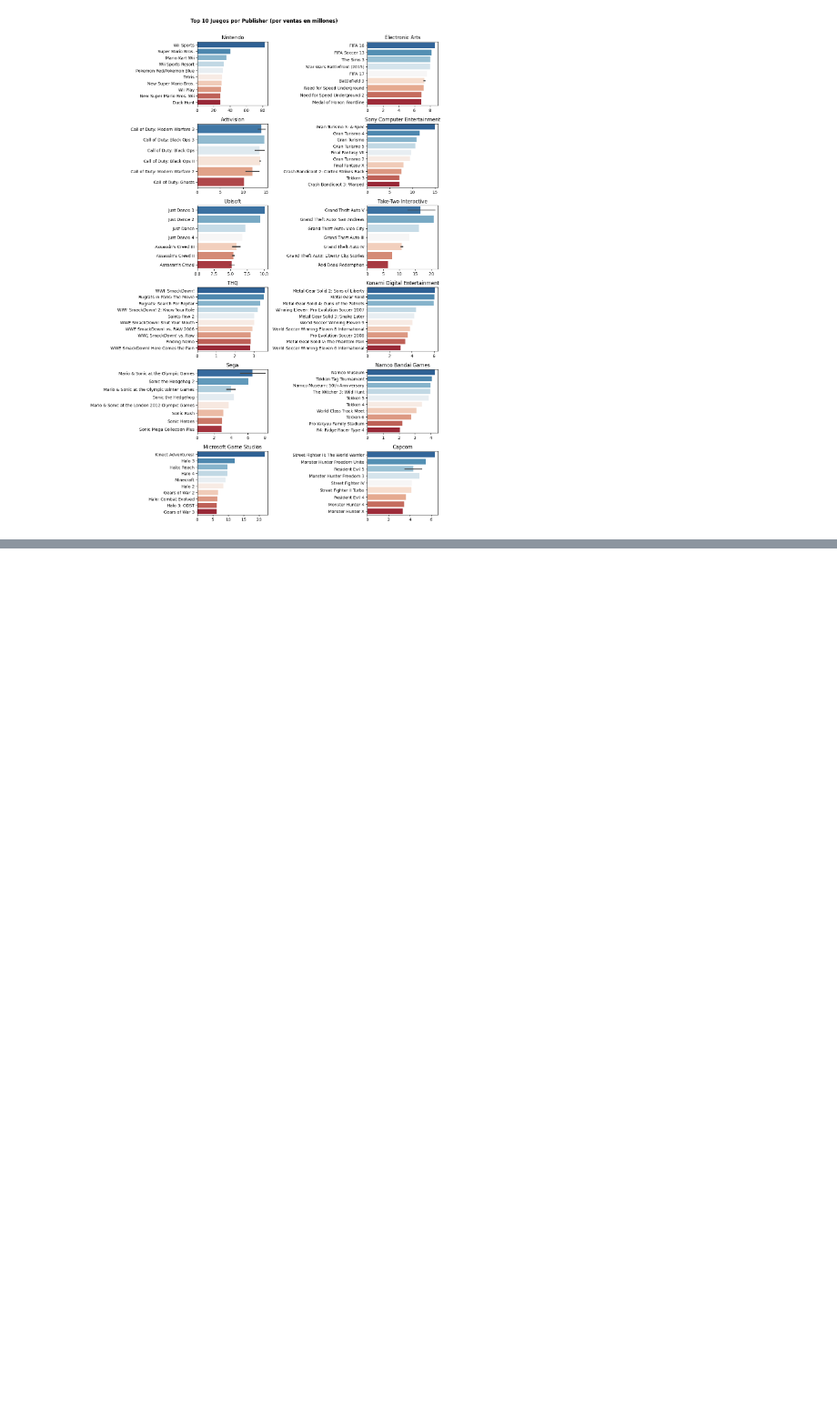
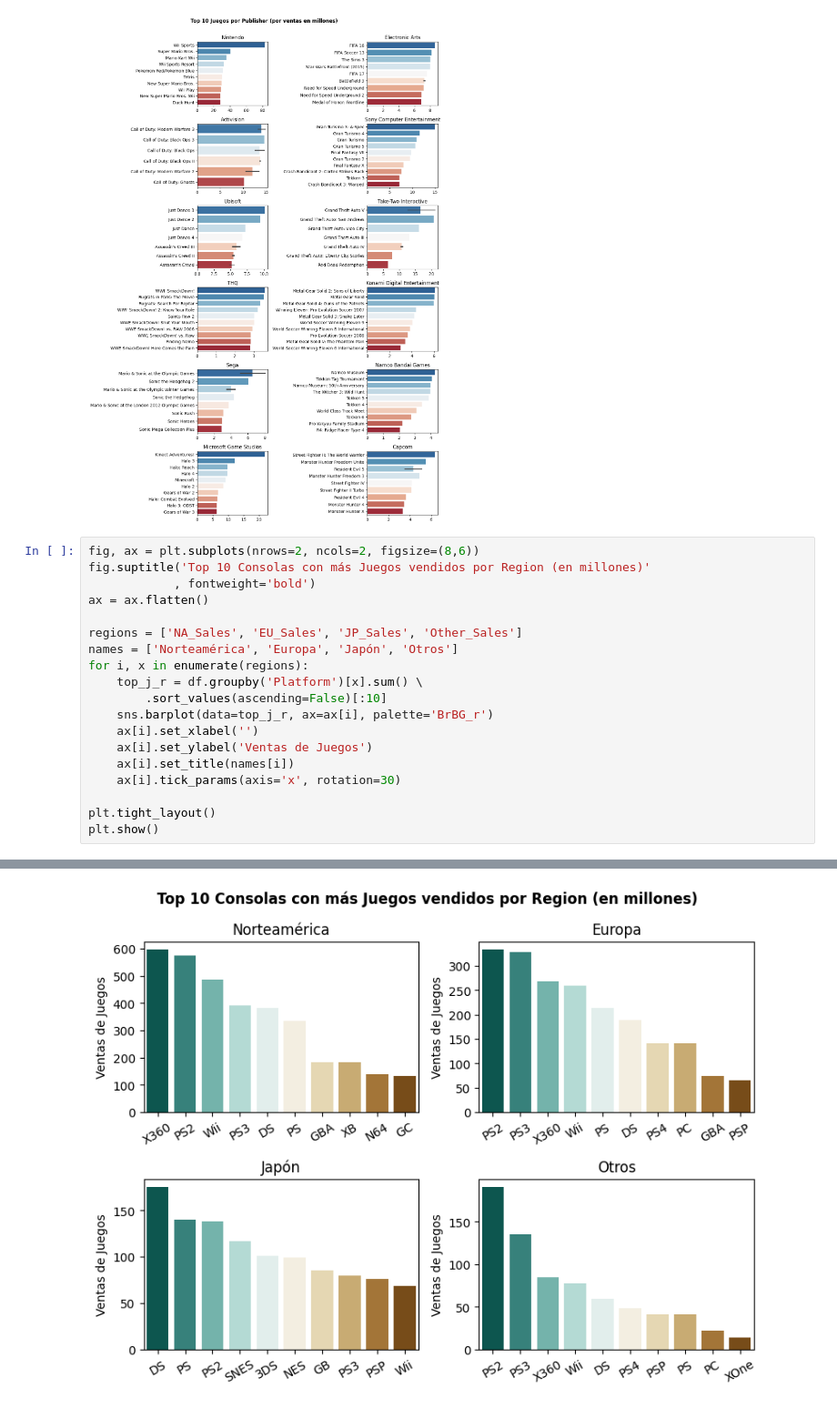
Before and after one commit to christianV1zcardo/Proyect_videogames_sales_EDA, a Jupyter notebook: main.ipynb, the cells around one changed output, grey strips where cells are left out. Shown at 91% size. Drawn from its saved outputs; the diff is of its cells as text; blank space fills up the shorter version.

```diff
--- a/main.ipynb
+++ b/main.ipynb
@@ -228,3 +228,23 @@ plt.tight_layout()
 plt.show()
 # %% [output]
 [figure]
+# %%
+fig, ax = plt.subplots(nrows=2, ncols=2, figsize=(8,6))
+fig.suptitle('Top 10 Consolas con más Juegos vendidos por Region (en millones)'
+            , fontweight='bold')
+ax = ax.flatten()
+
+regions = ['NA_Sales', 'EU_Sales', 'JP_Sales', 'Other_Sales']
+names = ['Norteamérica', 'Europa', 'Japón', 'Otros']
+for i, x in enumerate(regions):
+    top_j_r = df.groupby('Platform')[x].sum() \
+        .sort_values(ascending=False)[:10]
+    sns.barplot(data=top_j_r, ax=ax[i], palette='BrBG_r')
+    ax[i].set_xlabel('')
+    ax[i].set_ylabel('Ventas de Juegos')
+    ax[i].set_title(names[i])
+    ax[i].tick_params(axis='x', rotation=30)
+
+plt.tight_layout()
+plt.show()
+# %% [output]
@@ -230,0 +266 @@ plt.show()
+[figure, added]
```
Also changed, not shown: parts of 1 cell of this notebook, 1 other file.
